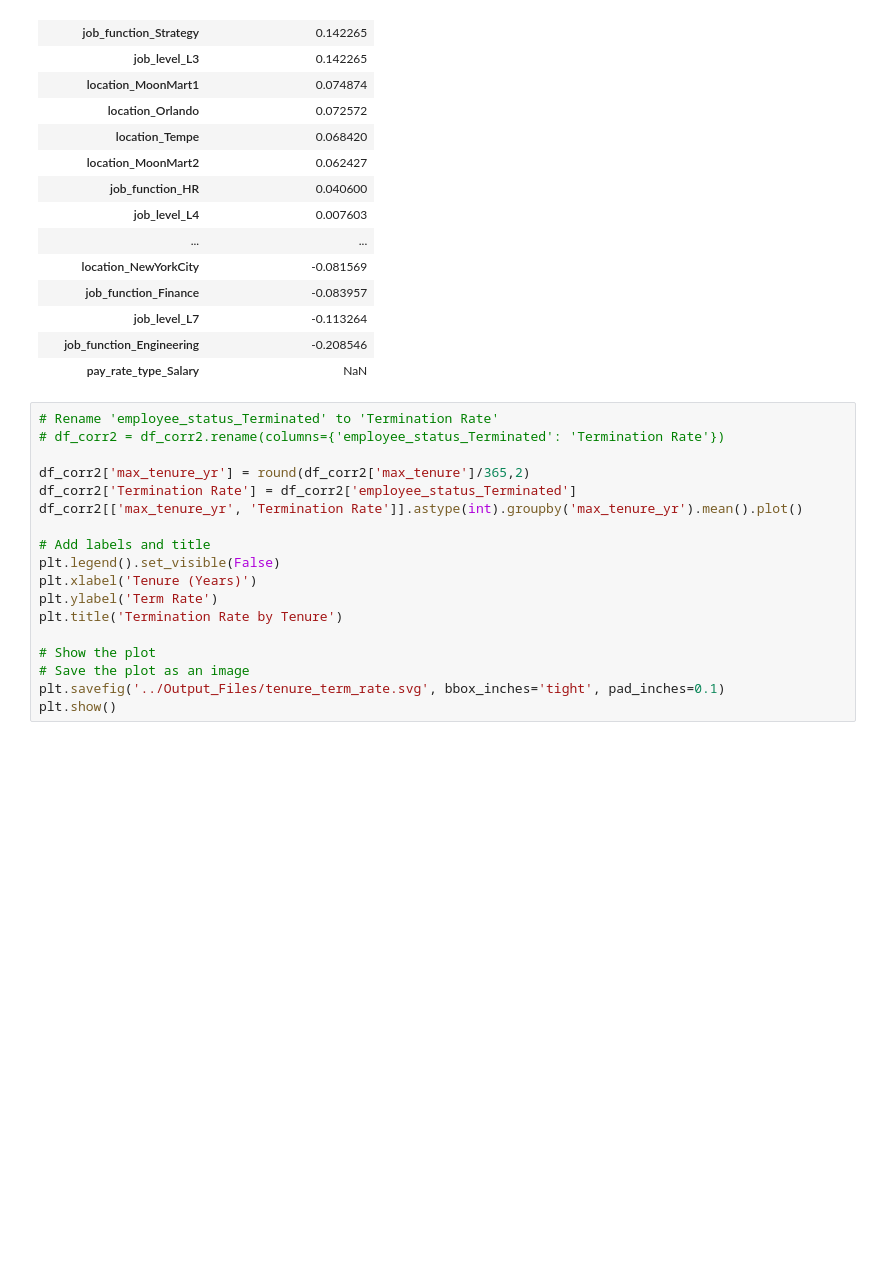
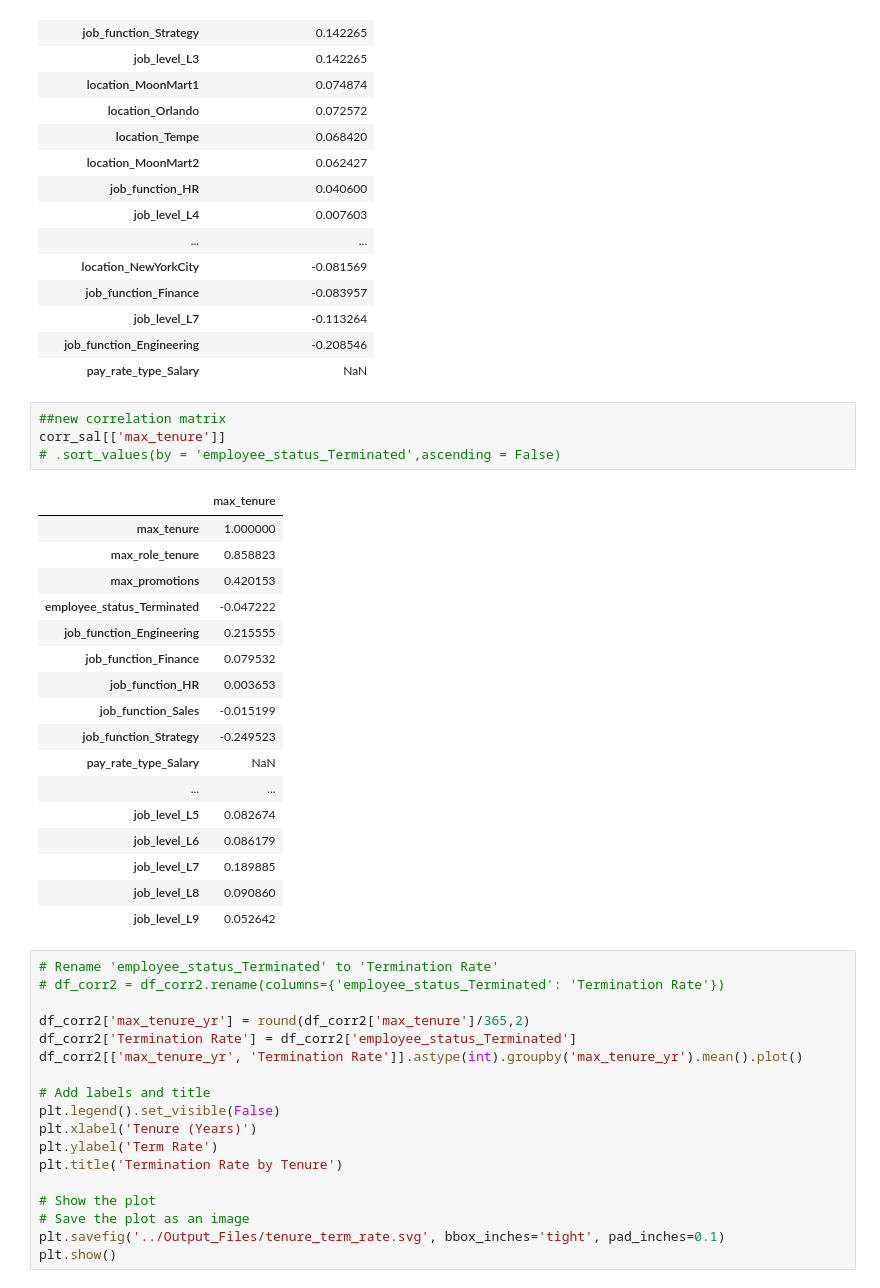
Before and after one commit to couch2coders/DoorDash, a Jupyter notebook: Code Files/Data Prep.ipynb, the cells around one changed output. Saved outputs shown, nothing was run; the diff lists cells and outputs as text; blank space fills up the shorter version.

```diff
--- a/Code Files/Data Prep.ipynb
+++ b/Code Files/Data Prep.ipynb
@@ -332,6 +332,28 @@ corr_sal[['employee_status_Terminated']].sort_values(by = 'employee_status_Termi
 | job_level_L7 | -0.113264 |
 | job_function_Engineering | -0.208546 |
 | pay_rate_type_Salary | NaN |
+# %%
+##new correlation matrix
+corr_sal[['max_tenure']]
+# .sort_values(by = 'employee_status_Terminated',ascending = False)
+# %% [output]
+|  | max_tenure |
+| max_tenure | 1.000000 |
+| max_role_tenure | 0.858823 |
+| max_promotions | 0.420153 |
+| employee_status_Terminated | -0.047222 |
+| job_function_Engineering | 0.215555 |
+| job_function_Finance | 0.079532 |
+| job_function_HR | 0.003653 |
+| job_function_Sales | -0.015199 |
+| job_function_Strategy | -0.249523 |
+| pay_rate_type_Salary | NaN |
+| ... | ... |
+| job_level_L5 | 0.082674 |
+| job_level_L6 | 0.086179 |
+| job_level_L7 | 0.189885 |
+| job_level_L8 | 0.090860 |
+| job_level_L9 | 0.052642 |
 # %%
 # Rename 'employee_status_Terminated' to 'Termination Rate'
 # df_corr2 = df_corr2.rename(columns={'employee_status_Terminated': 'Termination Rate'})
```
Also changed, not shown: 14 other files.
